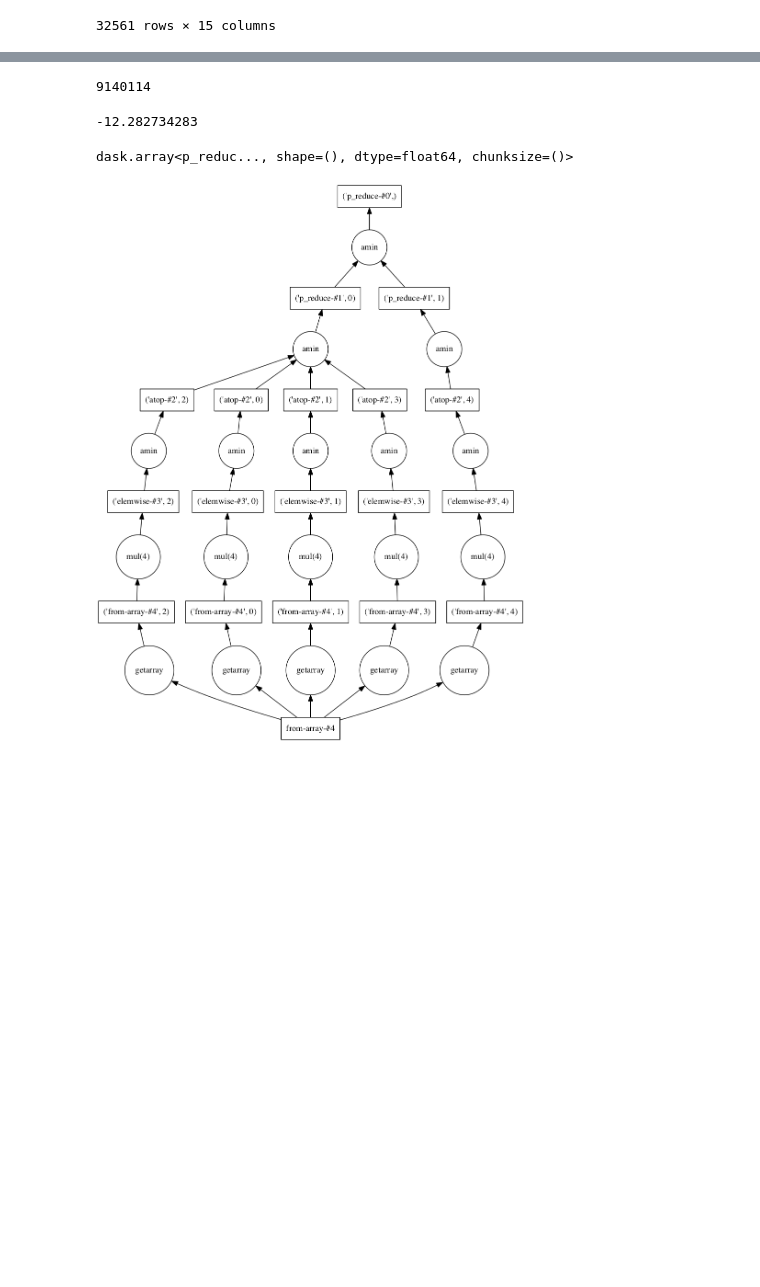
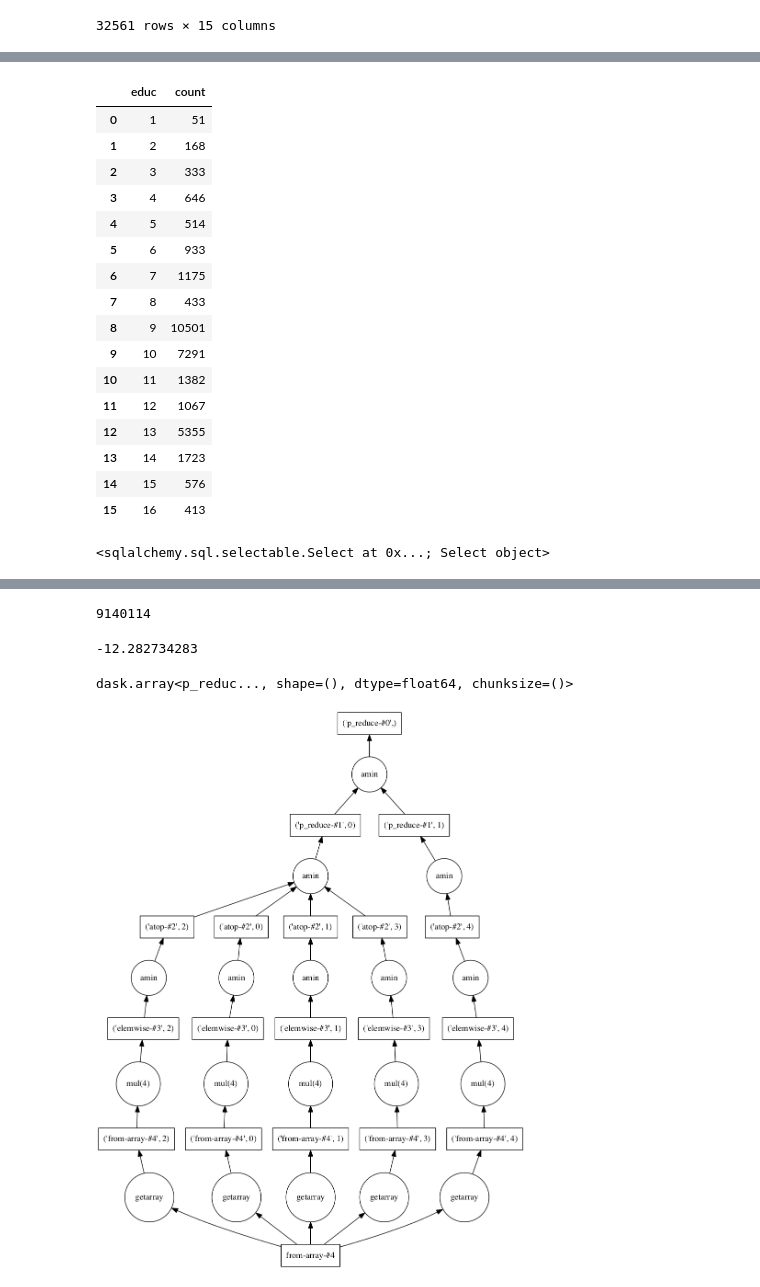
Before and after one commit to springcoil/pydataamsterdamkeynote, a Jupyter notebook: PyDataStack2016.ipynb, the cells around one changed output, grey strips where cells are left out. Cells and saved outputs as stored; diff of their text form; code cells hidden in the pictures; blank space fills up the shorter version.

```diff
--- a/PyDataStack2016.ipynb
+++ b/PyDataStack2016.ipynb
@@ -396,0 +510,6 @@ adult.assign(age2 = lambda x: np.square(x.age))
+# %%
+import blaze as bz
+
+
+bz_adult = bz.symbol('adult2', bz.discover(adult))
+type(bz_adult)
@@ -396,0 +518,4 @@ adult.assign(age2 = lambda x: np.square(x.age))
+# %%
+mean_age = bz.by(bz_adult.occupation, price=bz_adult.age.mean())
+hours_count = bz.by(bz_adult[bz_adult.hours > 35].educ,
+                      count=bz_adult.workclass.count())
@@ -396,0 +543,21 @@ adult.assign(age2 = lambda x: np.square(x.age))
+# %%
+# We have here the count of number of years of education by a certain filter of greater than 35 hours of work per week.
+bz.compute(hours_count, adult)
+# %% [output]
+|  | educ | count |
+| 0 | 1 | 51 |
+| 1 | 2 | 168 |
+| 2 | 3 | 333 |
+| 3 | 4 | 646 |
+| 4 | 5 | 514 |
+| 5 | 6 | 933 |
+| 6 | 7 | 1175 |
+| 7 | 8 | 433 |
+| 8 | 9 | 10501 |
+| 9 | 10 | 7291 |
+| 10 | 11 | 1382 |
+| 11 | 12 | 1067 |
+| 12 | 13 | 5355 |
+| 13 | 14 | 1723 |
+| 14 | 15 | 576 |
+| 15 | 16 | 413 |
@@ -396,0 +568,9 @@ adult.assign(age2 = lambda x: np.square(x.age))
+# %%
+# Blaze/Odo make it easy to move data between containers
+# Note that we have an empty table already created
+pg_datasource = bz.odo(adult, "postgresql://peadarcoyle@localhost/pydata::adult2")
+# Now we're going to use Postgres as our computation engine
+result = bz.compute(hours_count, pg_datasource)
+result
+# %% [output]
+<sqlalchemy.sql.selectable.Select at 0x...; Select object>
```
Also changed, not shown: parts of 25 cells of this notebook, 1 other file.
